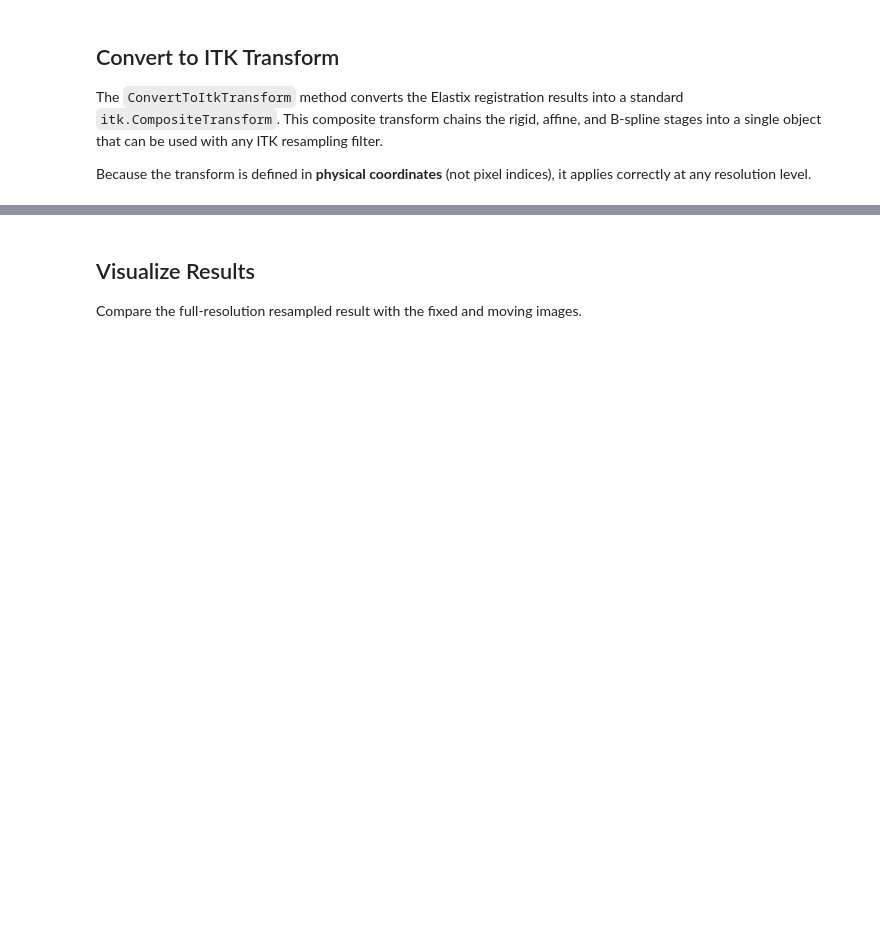
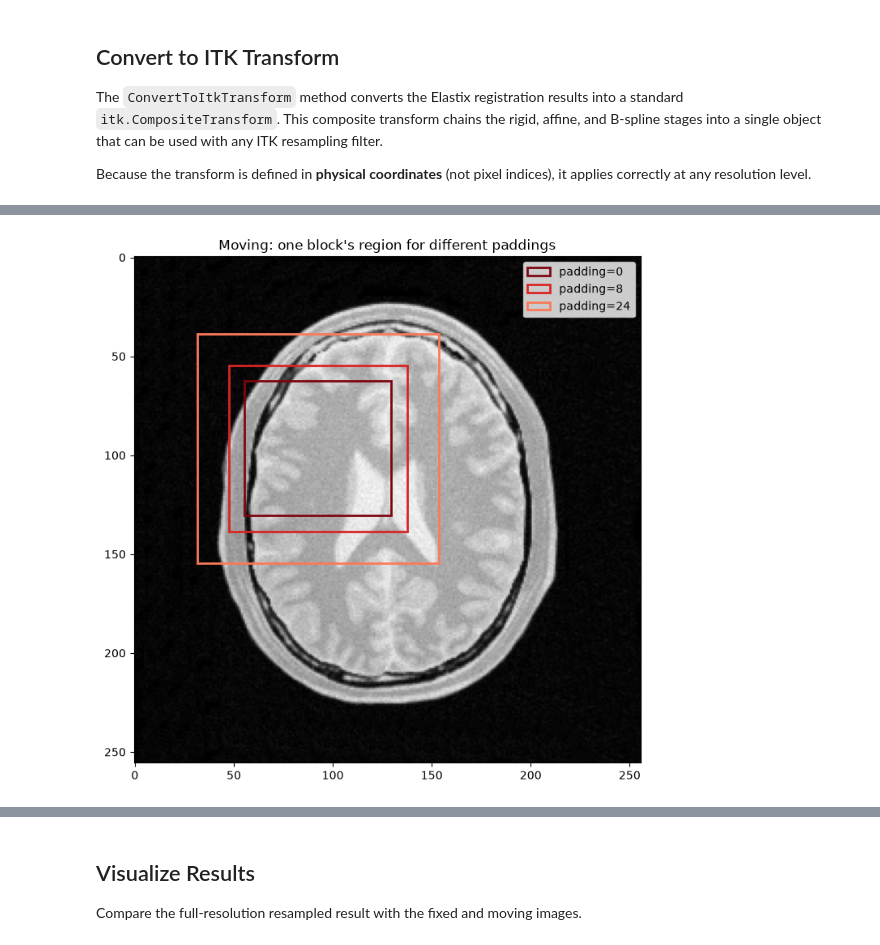
Before and after one commit to InsightSoftwareConsortium/ITKElastix, a Jupyter notebook: examples/ITK_Example23_NgffZarrMultiscaleRegistration.ipynb, the cells around one changed output, grey strips where cells are left out. Saved outputs shown, nothing was run; the diff lists cells and outputs as text; code cells hidden in the pictures; blank space fills up the shorter version.

```diff
--- a/examples/ITK_Example23_NgffZarrMultiscaleRegistration.ipynb
+++ b/examples/ITK_Example23_NgffZarrMultiscaleRegistration.ipynb
@@ -234,0 +397,17 @@ print(f"Resampled dask array: shape={resampled_dask_array.shape}, chunks={resamp
+# %%
+# 2. The same block with growing padding: wider interpolation kernels
+# read further, so the region expands. Same color, lighter shades.
+paddings = [0, 8, 24]
+shades = plt.cm.Reds(np.linspace(0.95, 0.45, len(paddings)))
+
+fig, ax = plt.subplots(figsize=[7, 7])
+ax.imshow(moving_array, cmap="gray")
+for pad, shade in zip(paddings, shades):
+    padded = block_bounding_box(location, padding=pad)
+    draw_box(ax, padded.start_index, padded.size, shade, label=f"padding={pad}")
+ax.set_title("Moving: one block's region for different paddings")
+ax.legend(loc="upper right")
+plt.tight_layout()
+plt.show()
+# %% [output]
+[figure, added]
```
Also changed, not shown: parts of 25 cells of this notebook, 2 other files.
